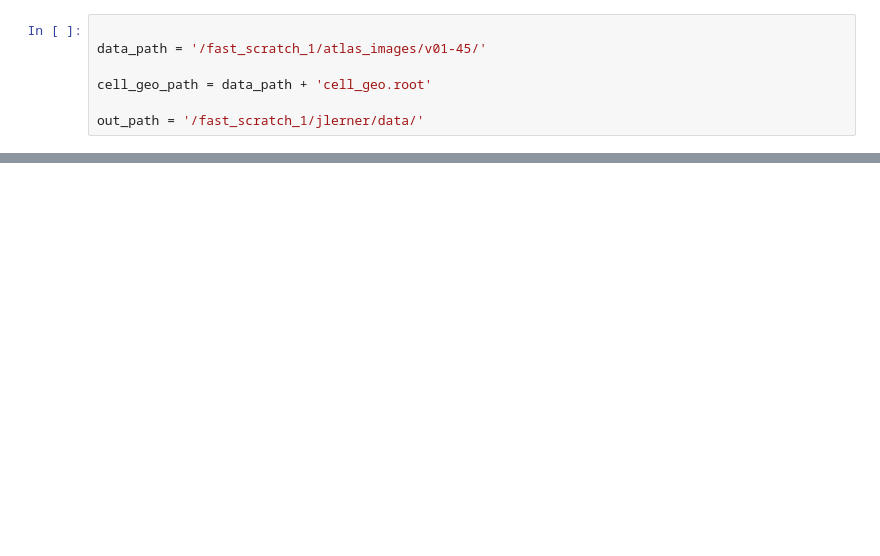
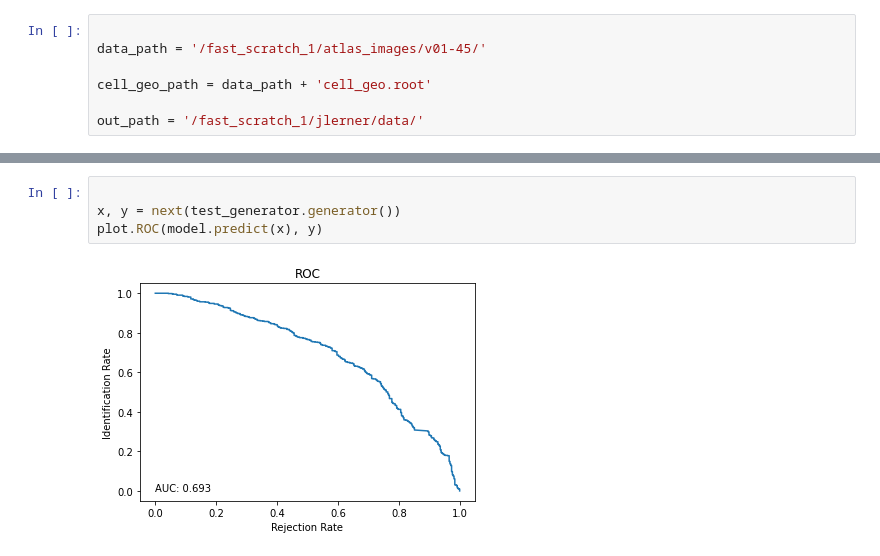
Before and after one commit to joshlerner/triumf-ml, a Jupyter notebook: PionReconstruction/PionTrainingExample.ipynb, the cells around one changed output, grey strips where cells are left out. Drawn from its saved outputs; the diff is of its cells as text; blank space fills up the shorter version.

```diff
--- a/PionReconstruction/PionTrainingExample.ipynb
+++ b/PionReconstruction/PionTrainingExample.ipynb
@@ -152,0 +143,6 @@ plt.show()
+# %%
+
+x, y = next(test_generator.generator())
+plot.ROC(model.predict(x), y)
+# %% [output]
+[figure, added]
```
Also changed, not shown: parts of 9 cells of this notebook, 5 other files.
